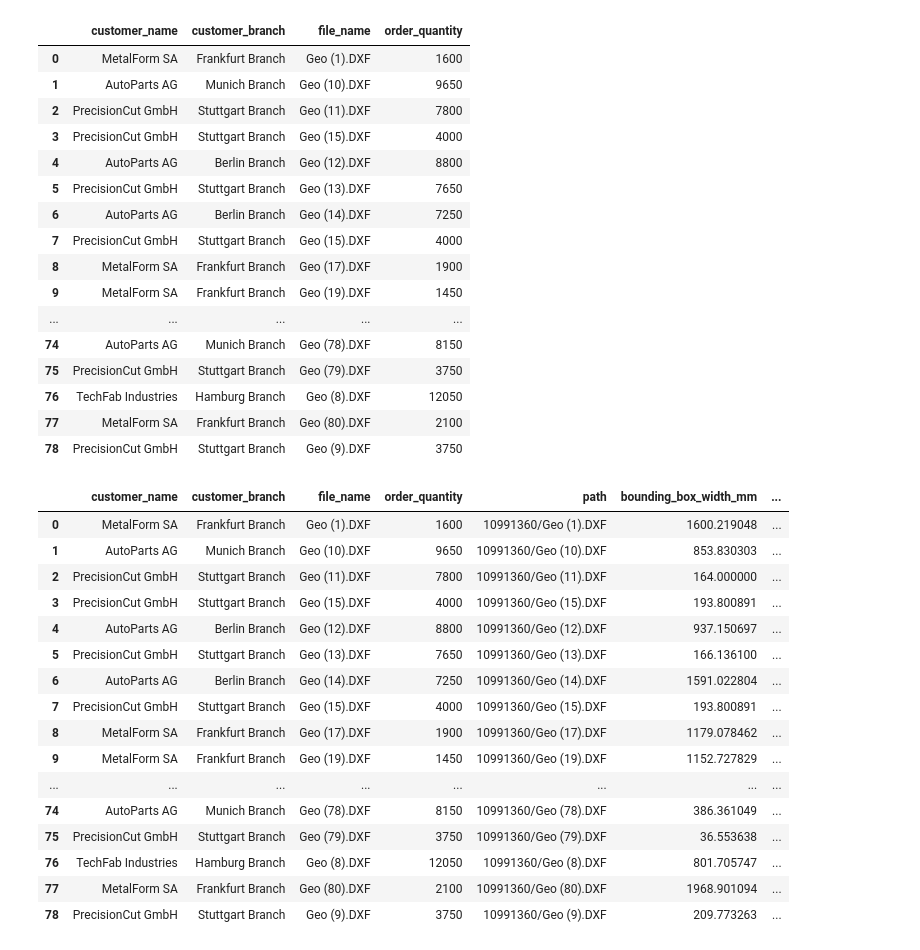
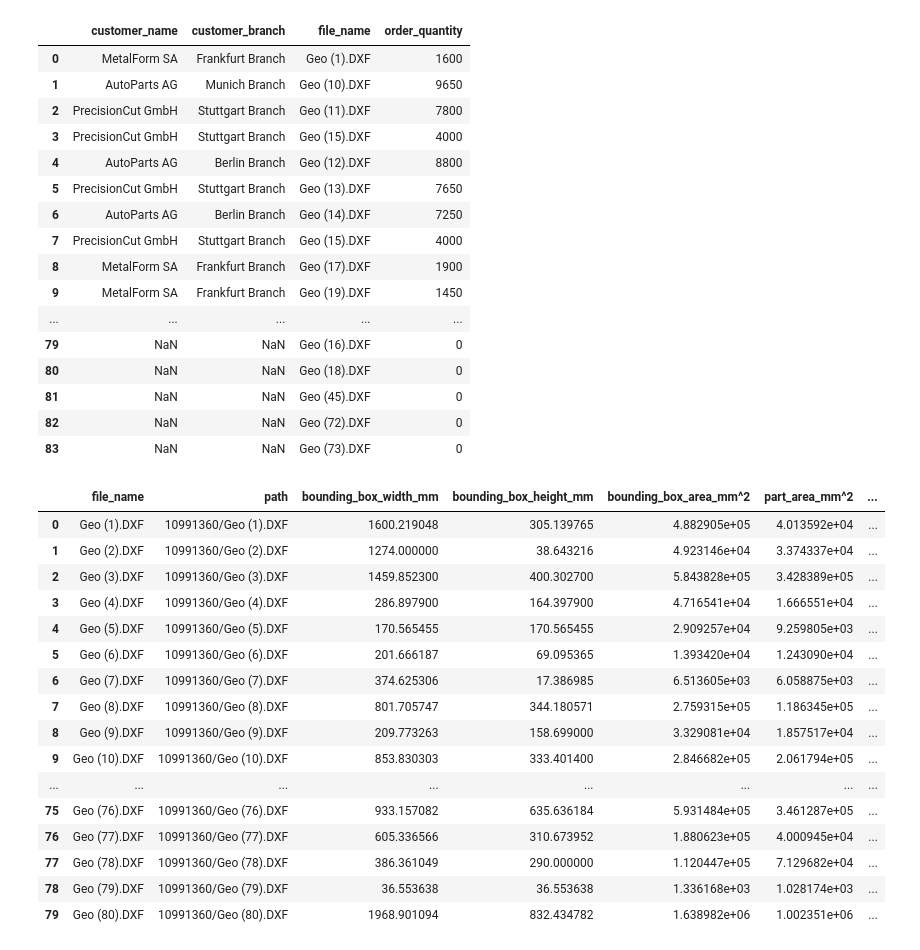
Before and after one commit to Nanof5/DSF4E, a Jupyter notebook: DSF4E_Challenge1/csv_ana.ipynb, the cells around one changed output. Cells and saved outputs as stored; diff of their text form; code cells hidden in the pictures.

```diff
--- a/DSF4E_Challenge1/csv_ana.ipynb
+++ b/DSF4E_Challenge1/csv_ana.ipynb
@@ -1,8 +1,19 @@
 # %%
 from helpers import *
 import pandas as pd
+import os
+
+
+folder = "10991360/"
+
+pd.set_option('display.max_rows', None)
+
 csv_df = pd.read_csv('customers_sales.csv')
 
+fehlend = sorted(set(os.listdir(folder)) - set(csv_df['file_name']))
+neu = pd.DataFrame({'file_name': fehlend, 'order_quantity': 0})
+csv_df = pd.concat([csv_df, neu], ignore_index=True)
+
 display(csv_df)
 # %% [output]
 |  | customer_name | customer_branch | file_name | order_quantity |
@@ -44,18 +55,12 @@ display(csv_df)
 | 8 | MetalForm SA | Frankfurt Branch | Geo (17).DXF | 1900 |
 | 9 | MetalForm SA | Frankfurt Branch | Geo (19).DXF | 1450 |
 | ... | ... | ... | ... | ... |
-| 74 | AutoParts AG | Munich Branch | Geo (78).DXF | 8150 |
-| 75 | PrecisionCut GmbH | Stuttgart Branch | Geo (79).DXF | 3750 |
-| 76 | TechFab Industries | Hamburg Branch | Geo (8).DXF | 12050 |
-| 77 | MetalForm SA | Frankfurt Branch | Geo (80).DXF | 2100 |
-| 78 | PrecisionCut GmbH | Stuttgart Branch | Geo (9).DXF | 3750 |
+| 79 | NaN | NaN | Geo (16).DXF | 0 |
+| 80 | NaN | NaN | Geo (18).DXF | 0 |
+| 81 | NaN | NaN | Geo (45).DXF | 0 |
+| 82 | NaN | NaN | Geo (72).DXF | 0 |
+| 83 | NaN | NaN | Geo (73).DXF | 0 |
 # %%
-csv_df = pd.read_csv('customers_sales.csv')
-
-folder = "10991360/"
-
-
-
 cutting_speed_mm_min = 1000 # mm/min
 offset_general_s = 120 #s
 offset_time_smartgate_s = 2 #s
@@ -127,8 +132,8 @@ csv_df[['bounding_box_width_mm', 'bounding_box_height_mm']] = csv_df['path'].app
 
 csv_df['bounding_box_area_mm^2'] = csv_df['bounding_box_width_mm'] * csv_df['bounding_box_height_mm']
 csv_df['part_area_mm^2'] = csv_df['path'].apply(get_part_area)
-csv_df['rectangularity_score'] = csv_df['bounding_box_height_mm'] / csv_df['bounding_box_width_mm']
-csv_df['filling_score'] = csv_df['part_area_mm^2'] / csv_df['bounding_box_area_mm^2']
+csv_df['aspect_ratio'] = csv_df['bounding_box_height_mm'] / csv_df['bounding_box_width_mm']
+csv_df['rectangularity_score'] = csv_df['part_area_mm^2'] / csv_df['bounding_box_area_mm^2']
 
 csv_df['extraction_method'] = csv_df["path"].apply(get_extraction_method)
 csv_df['automation_index'] = csv_df["extraction_method"].map(get_automation_index)
@@ -137,23 +142,32 @@ csv_df['number_of_holes'] = csv_df["path"].apply(get_number_of_holes)
 csv_df['cutting_length_mm'] = csv_df["path"].apply(get_cutting_length)
 csv_df['cutting_time_s'] = csv_df["path"].apply(get_cutting_time)
 # %%
-pd.set_option('display.max_rows', None)
-display(csv_df)
+parts_df = csv_df.copy()
+gruppe = parts_df.groupby('file_name')
+parts_df['total_sales'] = gruppe['order_quantity'].transform('sum')
+parts_df['number_of_sales'] = gruppe['order_quantity'].transform(lambda s: (s > 0).sum())
+
+csv_df_parts_sorted = (
+    parts_df.drop(columns=['order_quantity', 'customer_name', 'customer_branch'])
+    .drop_duplicates('file_name')
+    .sort_values('file_name', key=lambda s: s.str.extract(r'\((\d+)\)', expand=False).astype(int), ignore_index=True)
+)
+display(csv_df_parts_sorted)
 # %% [output]
-|  | customer_name | customer_branch | file_name | order_quantity | path | bounding_box_width_mm | ... |
-| 0 | MetalForm SA | Frankfurt Branch | Geo (1).DXF | 1600 | 10991360/Geo (1).DXF | 1600.219048 | ... |
-| 1 | AutoParts AG | Munich Branch | Geo (10).DXF | 9650 | 10991360/Geo (10).DXF | 853.830303 | ... |
-| 2 | PrecisionCut GmbH | Stuttgart Branch | Geo (11).DXF | 7800 | 10991360/Geo (11).DXF | 164.000000 | ... |
-| 3 | PrecisionCut GmbH | Stuttgart Branch | Geo (15).DXF | 4000 | 10991360/Geo (15).DXF | 193.800891 | ... |
-| 4 | AutoParts AG | Berlin Branch | Geo (12).DXF | 8800 | 10991360/Geo (12).DXF | 937.150697 | ... |
-| 5 | PrecisionCut GmbH | Stuttgart Branch | Geo (13).DXF | 7650 | 10991360/Geo (13).DXF | 166.136100 | ... |
-| 6 | AutoParts AG | Berlin Branch | Geo (14).DXF | 7250 | 10991360/Geo (14).DXF | 1591.022804 | ... |
-| 7 | PrecisionCut GmbH | Stuttgart Branch | Geo (15).DXF | 4000 | 10991360/Geo (15).DXF | 193.800891 | ... |
-| 8 | MetalForm SA | Frankfurt Branch | Geo (17).DXF | 1900 | 10991360/Geo (17).DXF | 1179.078462 | ... |
-| 9 | MetalForm SA | Frankfurt Branch | Geo (19).DXF | 1450 | 10991360/Geo (19).DXF | 1152.727829 | ... |
+|  | file_name | path | bounding_box_width_mm | bounding_box_height_mm | bounding_box_area_mm^2 | part_area_mm^2 | ... |
+| 0 | Geo (1).DXF | 10991360/Geo (1).DXF | 1600.219048 | 305.139765 | 4.882905e+05 | 4.013592e+04 | ... |
+| 1 | Geo (2).DXF | 10991360/Geo (2).DXF | 1274.000000 | 38.643216 | 4.923146e+04 | 3.374337e+04 | ... |
+| 2 | Geo (3).DXF | 10991360/Geo (3).DXF | 1459.852300 | 400.302700 | 5.843828e+05 | 3.428389e+05 | ... |
+| 3 | Geo (4).DXF | 10991360/Geo (4).DXF | 286.897900 | 164.397900 | 4.716541e+04 | 1.666551e+04 | ... |
+| 4 | Geo (5).DXF | 10991360/Geo (5).DXF | 170.565455 | 170.565455 | 2.909257e+04 | 9.259805e+03 | ... |
+| 5 | Geo (6).DXF | 10991360/Geo (6).DXF | 201.666187 | 69.095365 | 1.393420e+04 | 1.243090e+04 | ... |
+| 6 | Geo (7).DXF | 10991360/Geo (7).DXF | 374.625306 | 17.386985 | 6.513605e+03 | 6.058875e+03 | ... |
+| 7 | Geo (8).DXF | 10991360/Geo (8).DXF | 801.705747 | 344.180571 | 2.759315e+05 | 1.186345e+05 | ... |
+| 8 | Geo (9).DXF | 10991360/Geo (9).DXF | 209.773263 | 158.699000 | 3.329081e+04 | 1.857517e+04 | ... |
+| 9 | Geo (10).DXF | 10991360/Geo (10).DXF | 853.830303 | 333.401400 | 2.846682e+05 | 2.061794e+05 | ... |
 | ... | ... | ... | ... | ... | ... | ... | ... |
-| 74 | AutoParts AG | Munich Branch | Geo (78).DXF | 8150 | 10991360/Geo (78).DXF | 386.361049 | ... |
-| 75 | PrecisionCut GmbH | Stuttgart Branch | Geo (79).DXF | 3750 | 10991360/Geo (79).DXF | 36.553638 | ... |
-| 76 | TechFab Industries | Hamburg Branch | Geo (8).DXF | 12050 | 10991360/Geo (8).DXF | 801.705747 | ... |
-| 77 | MetalForm SA | Frankfurt Branch | Geo (80).DXF | 2100 | 10991360/Geo (80).DXF | 1968.901094 | ... |
-| 78 | PrecisionCut GmbH | Stuttgart Branch | Geo (9).DXF | 3750 | 10991360/Geo (9).DXF | 209.773263 | ... |
+| 75 | Geo (76).DXF | 10991360/Geo (76).DXF | 933.157082 | 635.636184 | 5.931484e+05 | 3.461287e+05 | ... |
+| 76 | Geo (77).DXF | 10991360/Geo (77).DXF | 605.336566 | 310.673952 | 1.880623e+05 | 4.000945e+04 | ... |
+| 77 | Geo (78).DXF | 10991360/Geo (78).DXF | 386.361049 | 290.000000 | 1.120447e+05 | 7.129682e+04 | ... |
+| 78 | Geo (79).DXF | 10991360/Geo (79).DXF | 36.553638 | 36.553638 | 1.336168e+03 | 1.028174e+03 | ... |
+| 79 | Geo (80).DXF | 10991360/Geo (80).DXF | 1968.901094 | 832.434782 | 1.638982e+06 | 1.002351e+06 | ... |
```
Also changed, not shown: parts of 3 cells of this notebook, 3 other files.
